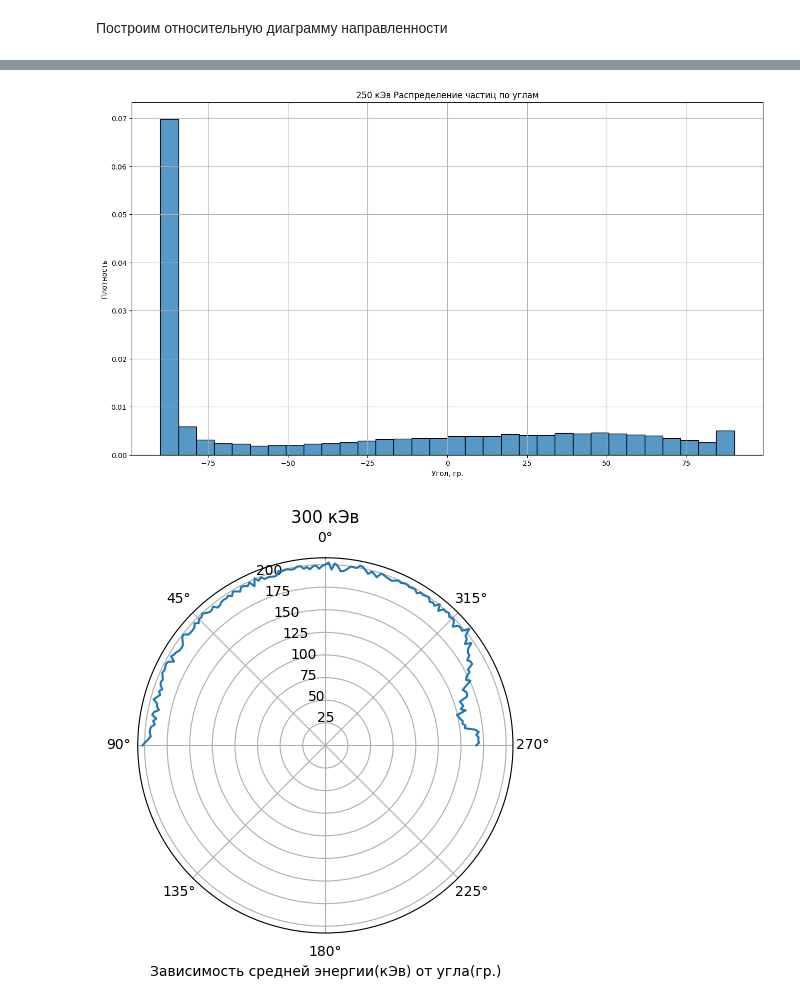
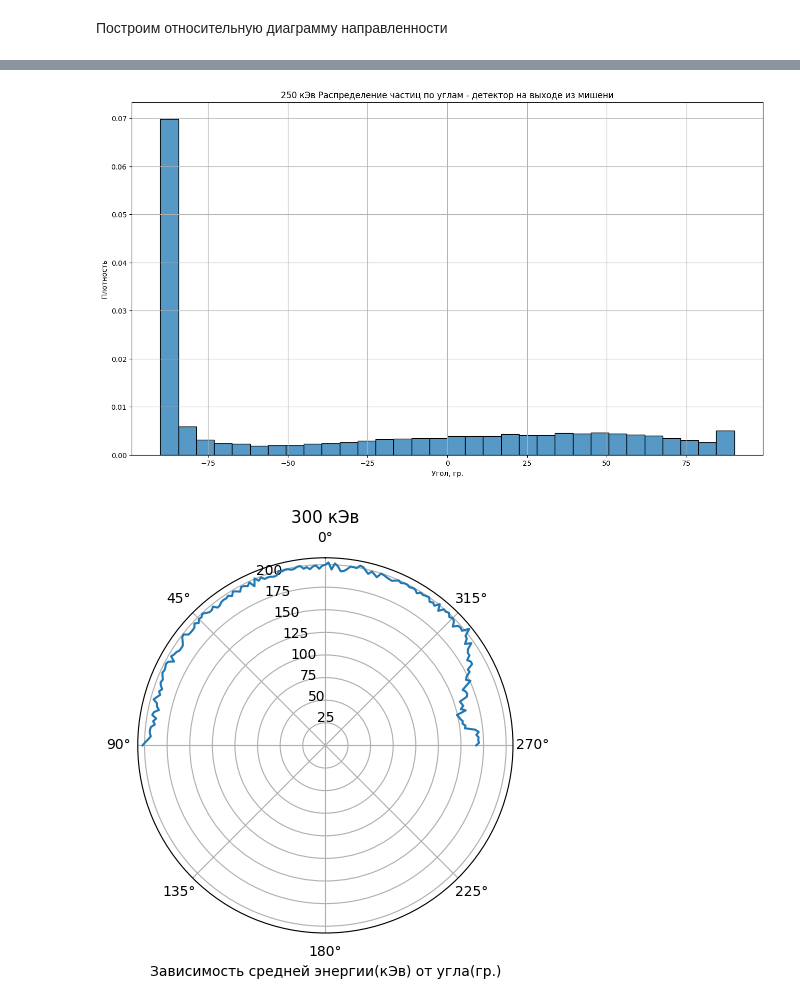
Before and after one commit to Egisess/Geant4-Cyclotron-electron-accelerator, a Jupyter notebook: curs_research.ipynb, the cells around one changed output, grey strips where cells are left out. Saved outputs shown, nothing was run; the diff lists cells and outputs as text; code cells hidden in the pictures.

```diff
--- a/curs_research.ipynb
+++ b/curs_research.ipynb
@@ -696,15 +363,15 @@ plt.show()
 # %%
 theta = np.arctan(kev250['y'] / kev250['z']) * 180 / np.pi
 fig = plt.figure(figsize=(16, 9))
 ax = fig.add_subplot()
 sns.histplot(x = theta, bins = 32, stat = 'density')
-ax.set_title("250 кЭв Распределение частиц по углам")
+ax.set_title("250 кЭв Распределение частиц по углам - детектор на выходе из мишени")
 ax.set_xlabel('Угол, гр.')
 ax.set_ylabel('Плотность')
 plt.grid()
 plt.show()
 # %% [output]
-[figure, old version]
+[figure, new version]
 # %%
 kev300_ang = kev300.copy()
 kev300_ang['theta'] = np.round(np.arctan(kev300_ang['y'] / kev300_ang['z']) * 180 / np.pi, 0)
```
Also changed, not shown: parts of 20 cells of this notebook.
